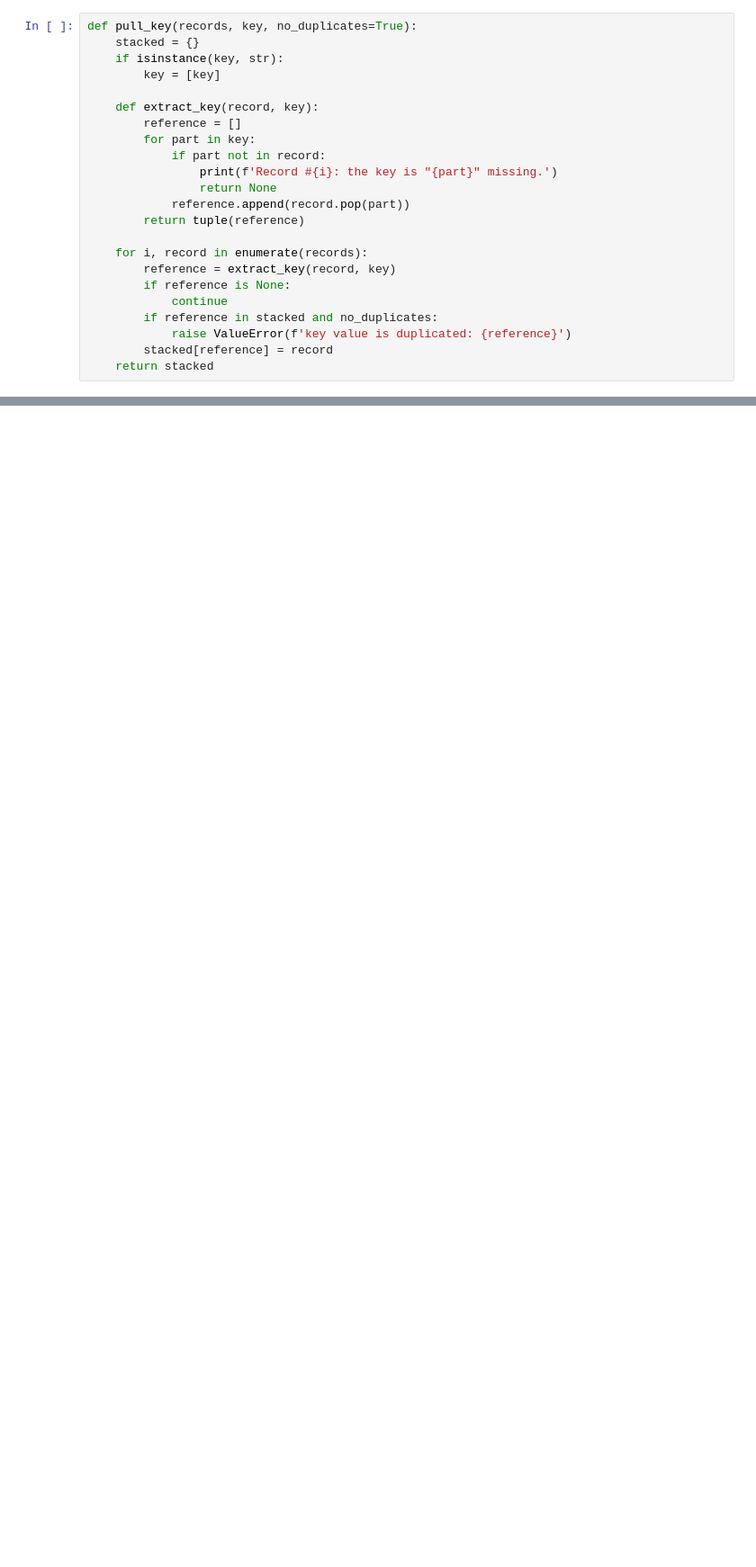
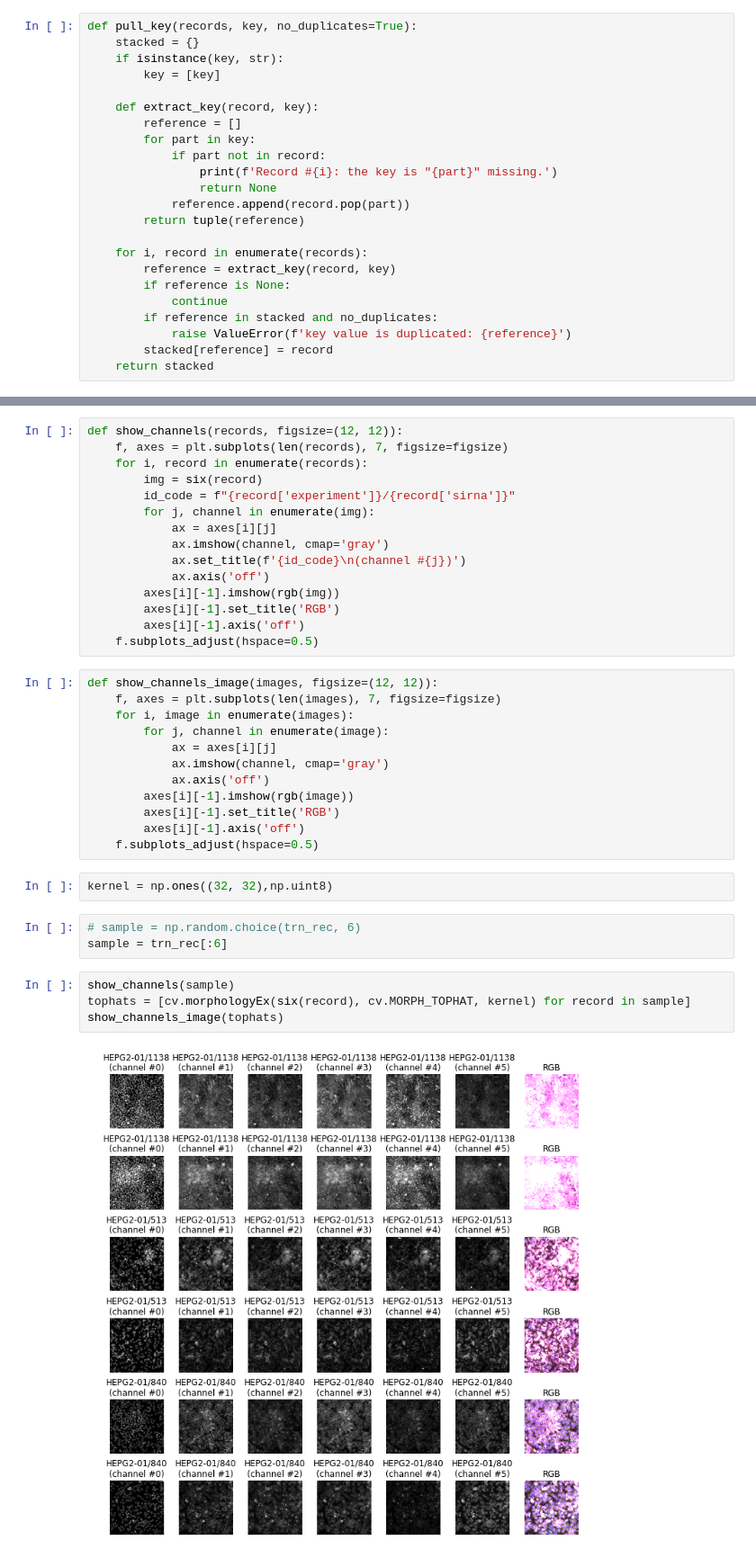
Before and after one commit to devforfu/protein, a Jupyter notebook: xx_plots.ipynb, the cells around one changed output, grey strips where cells are left out. Shown at 90% size. Cells and saved outputs as stored; diff of their text form; blank space fills up the shorter version.

Commit message:
Fighting with images preprocessing and model training

```diff
--- a/xx_plots.ipynb
+++ b/xx_plots.ipynb
@@ -194,0 +177,38 @@ show_1(np.stack([cv.equalizeHist(img[i]) for i in range(6)]))
+# %%
+def show_channels(records, figsize=(12, 12)):
+    f, axes = plt.subplots(len(records), 7, figsize=figsize)
+    for i, record in enumerate(records):
+        img = six(record)
+        id_code = f"{record['experiment']}/{record['sirna']}"
+        for j, channel in enumerate(img):
+            ax = axes[i][j]
+            ax.imshow(channel, cmap='gray')
+            ax.set_title(f'{id_code}\n(channel #{j})')
+            ax.axis('off')
+        axes[i][-1].imshow(rgb(img))
+        axes[i][-1].set_title('RGB')
+        axes[i][-1].axis('off')
+    f.subplots_adjust(hspace=0.5)
+# %%
+def show_channels_image(images, figsize=(12, 12)):
+    f, axes = plt.subplots(len(images), 7, figsize=figsize)
+    for i, image in enumerate(images):
+        for j, channel in enumerate(image):
+            ax = axes[i][j]
+            ax.imshow(channel, cmap='gray')
+            ax.axis('off')
+        axes[i][-1].imshow(rgb(image))
+        axes[i][-1].set_title('RGB')
+        axes[i][-1].axis('off')
+    f.subplots_adjust(hspace=0.5)
+# %%
+kernel = np.ones((32, 32),np.uint8)
+# %%
+# sample = np.random.choice(trn_rec, 6)
+sample = trn_rec[:6]
+# %%
+show_channels(sample)
+tophats = [cv.morphologyEx(six(record), cv.MORPH_TOPHAT, kernel) for record in sample]
+show_channels_image(tophats)
+# %% [output]
+[figure, added]
```
Also changed, not shown: parts of 43 cells of this notebook, 9 other files.
